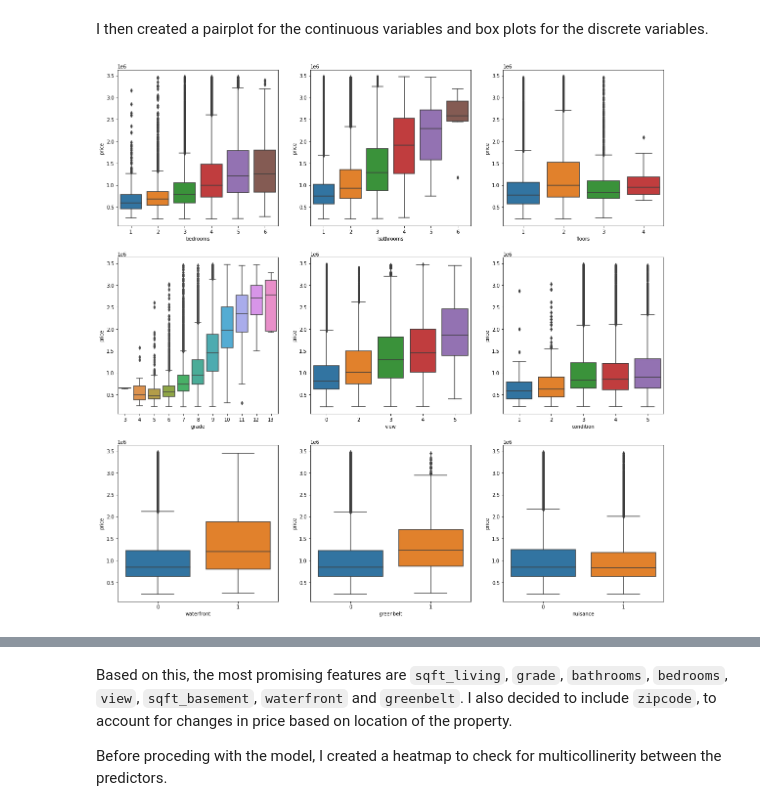
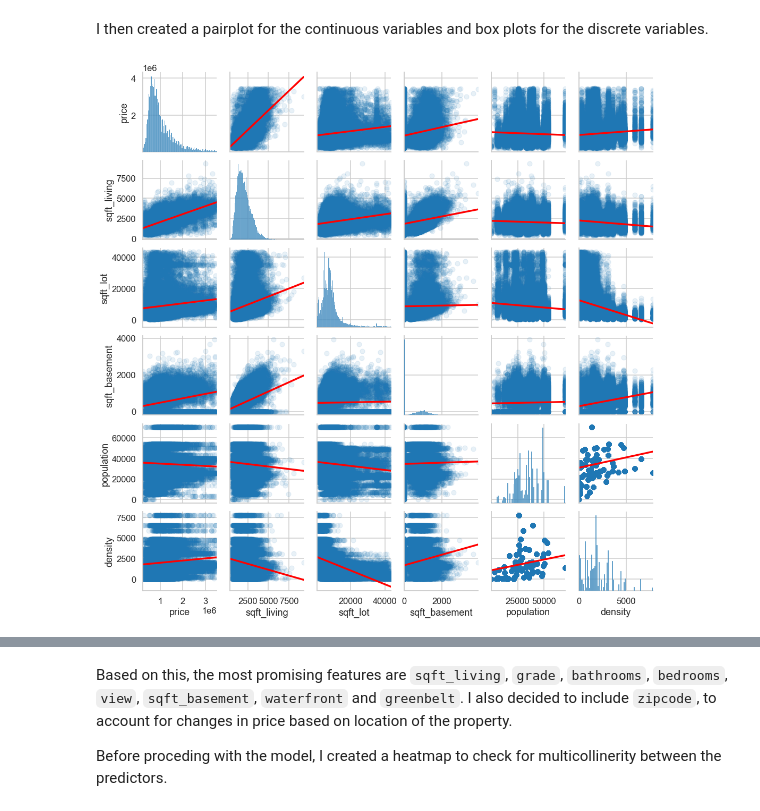
Before and after one commit to rlodetti/Housing_Project, a Jupyter notebook: housing_project.ipynb, the cells around one changed output, grey strips where cells are left out. Drawn from its saved outputs; the diff is of its cells as text; code cells hidden in the pictures.

```diff
--- a/housing_project.ipynb
+++ b/housing_project.ipynb
@@ -378,4 +429,7 @@ I then created a pairplot for the continuous variables and box plots for the dis
-# %%
-dm.box_viz(df)
-# %% [output]
-[figure, removed]
+# %%
+dv.pair_viz(df)
+
+# sqft_living seems to have the most linear relationship with price.
+# sqft_living seems to be correlated with sqft_lot, which makes sense.
+# %% [output]
+[figure, added]
```
Also changed, not shown: parts of 53 cells of this notebook, 19 other files.
